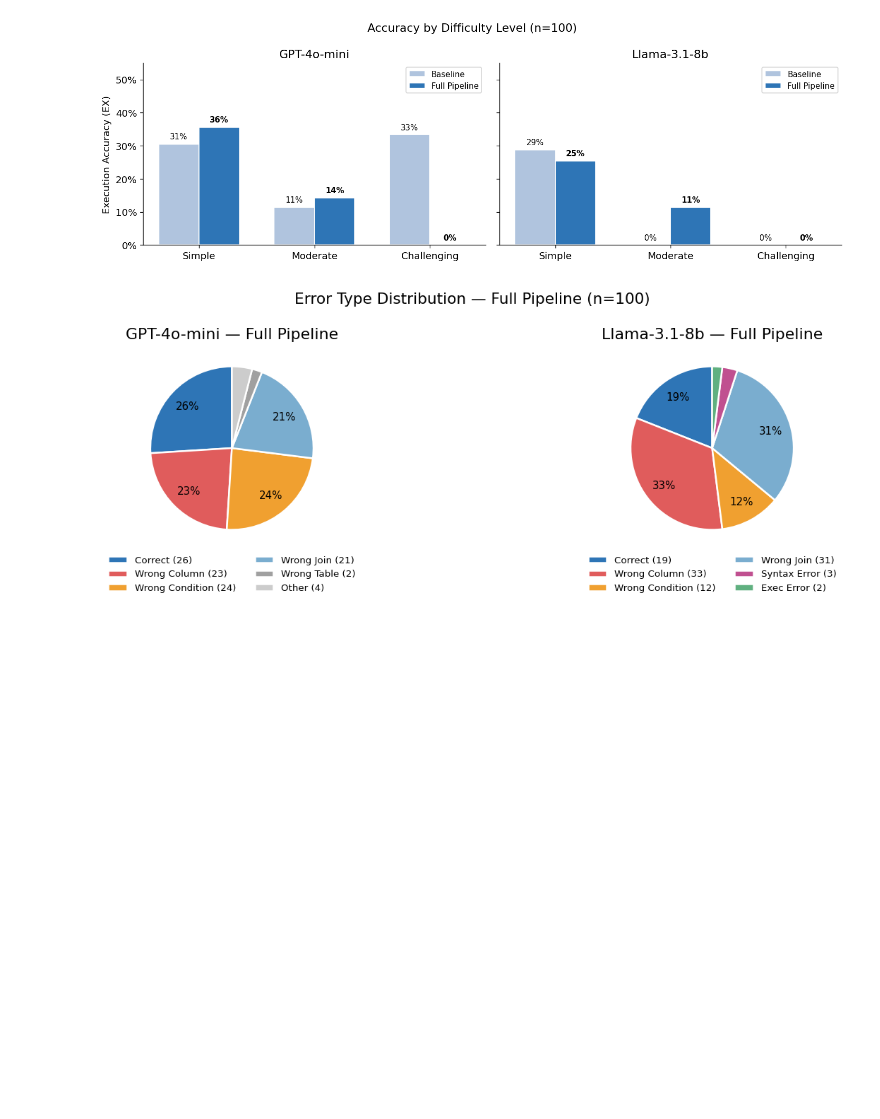
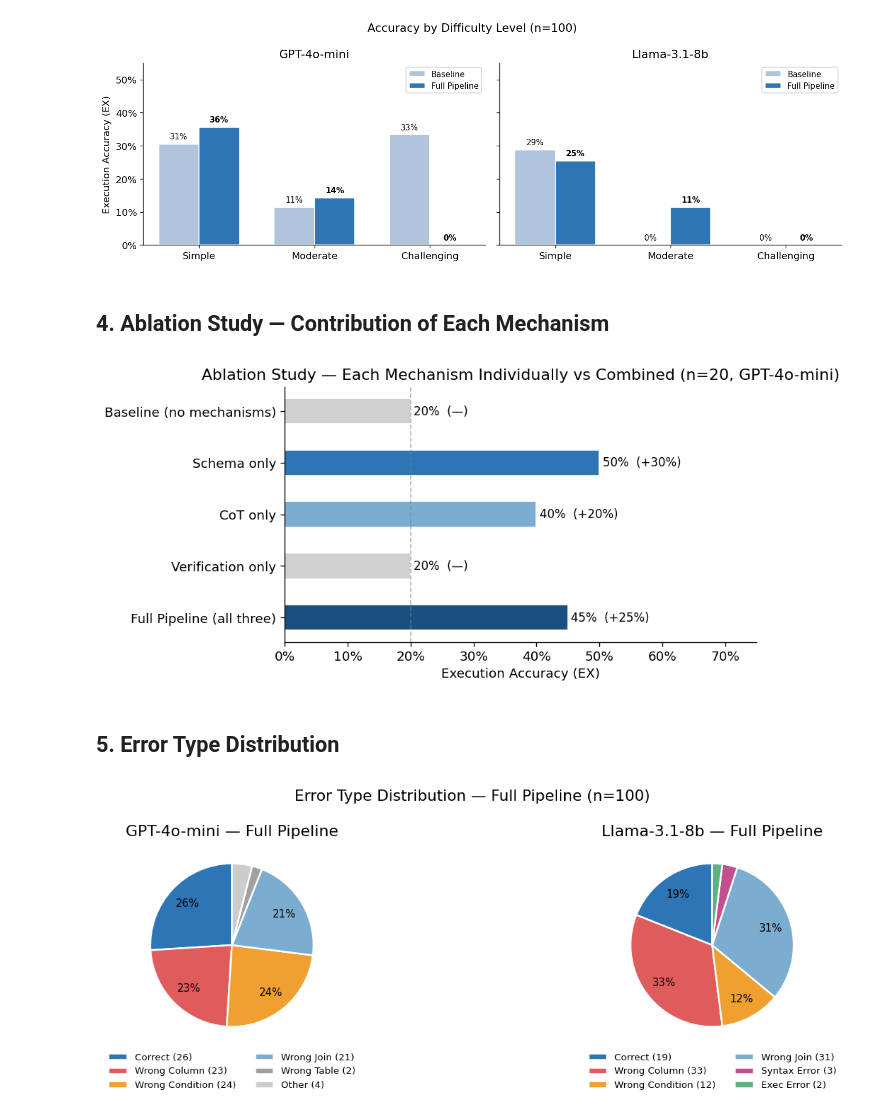
Before and after one commit to LOOK4869/TrustSQL, a Jupyter notebook: notebook.ipynb, the cells around one changed output. Saved outputs shown, nothing was run; the diff lists cells and outputs as text; code cells hidden in the pictures; blank space fills up the shorter version.

```diff
--- a/notebook.ipynb
+++ b/notebook.ipynb
@@ -51,14 +56,8 @@ Llama-3.1-8b Baseline: 17%  |  Full Pipeline: 19%
 fig, ax = plt.subplots(figsize=(7, 4))
 
 models = ['GPT-4o-mini', 'Llama-3.1-8b']
-baseline_scores = [
-    baseline_openai['ex_accuracy'],
-    baseline_groq['ex_accuracy'],
-]
-pipeline_scores = [
-    pipeline_openai['ex_accuracy'],
-    pipeline_groq['ex_accuracy'],
-]
+baseline_scores = [baseline_openai['ex_accuracy'], baseline_groq['ex_accuracy']]
+pipeline_scores = [pipeline_openai['ex_accuracy'], pipeline_groq['ex_accuracy']]
 
 x = np.arange(len(models))
 w = 0.32
@@ -128,6 +127,40 @@ plt.savefig('fig_by_difficulty.png', bbox_inches='tight')
 plt.show()
 # %% [output]
 [figure]
+# %% [markdown]
+## 4. Ablation Study — Contribution of Each Mechanism
+# %%
+fig, ax = plt.subplots(figsize=(8, 4))
+
+labels = [r['label'] for r in ablation]
+scores = [r['ex_accuracy'] for r in ablation]
+baseline_val = scores[0]
+
+bar_colors = ['#d0d0d0' if s == baseline_val else ('#2e75b6' if s == max(scores) else '#7aadcf')
+              for s in scores]
+bar_colors[-1] = '#1a4f80'
+
+bars = ax.barh(labels, scores, color=bar_colors, edgecolor='white', height=0.5)
+
+for bar, score in zip(bars, scores):
+    delta = score - baseline_val
+    delta_str = f'+{delta:.0%}' if delta > 0 else ('—' if delta == 0 else f'{delta:.0%}')
+    ax.text(score + 0.005, bar.get_y() + bar.get_height()/2,
+            f'{score:.0%}  ({delta_str})', va='center', fontsize=10)
+
+ax.axvline(baseline_val, color='gray', linestyle='--', linewidth=1, alpha=0.6)
+ax.set_xlim(0, 0.75)
+ax.xaxis.set_major_formatter(plt.FuncFormatter(lambda v, _: f'{v:.0%}'))
+ax.set_xlabel('Execution Accuracy (EX)')
+ax.set_title('Ablation Study — Each Mechanism Individually vs Combined (n=20, GPT-4o-mini)')
+ax.invert_yaxis()
+plt.tight_layout()
+plt.savefig('fig_ablation.png', bbox_inches='tight')
+plt.show()
+# %% [output]
+[figure, added]
+# %% [markdown]
+## 5. Error Type Distribution
 # %%
 fig, axes = plt.subplots(1, 2, figsize=(13, 4))
 
```
Also changed, not shown: parts of 10 cells of this notebook, 8 other files.
